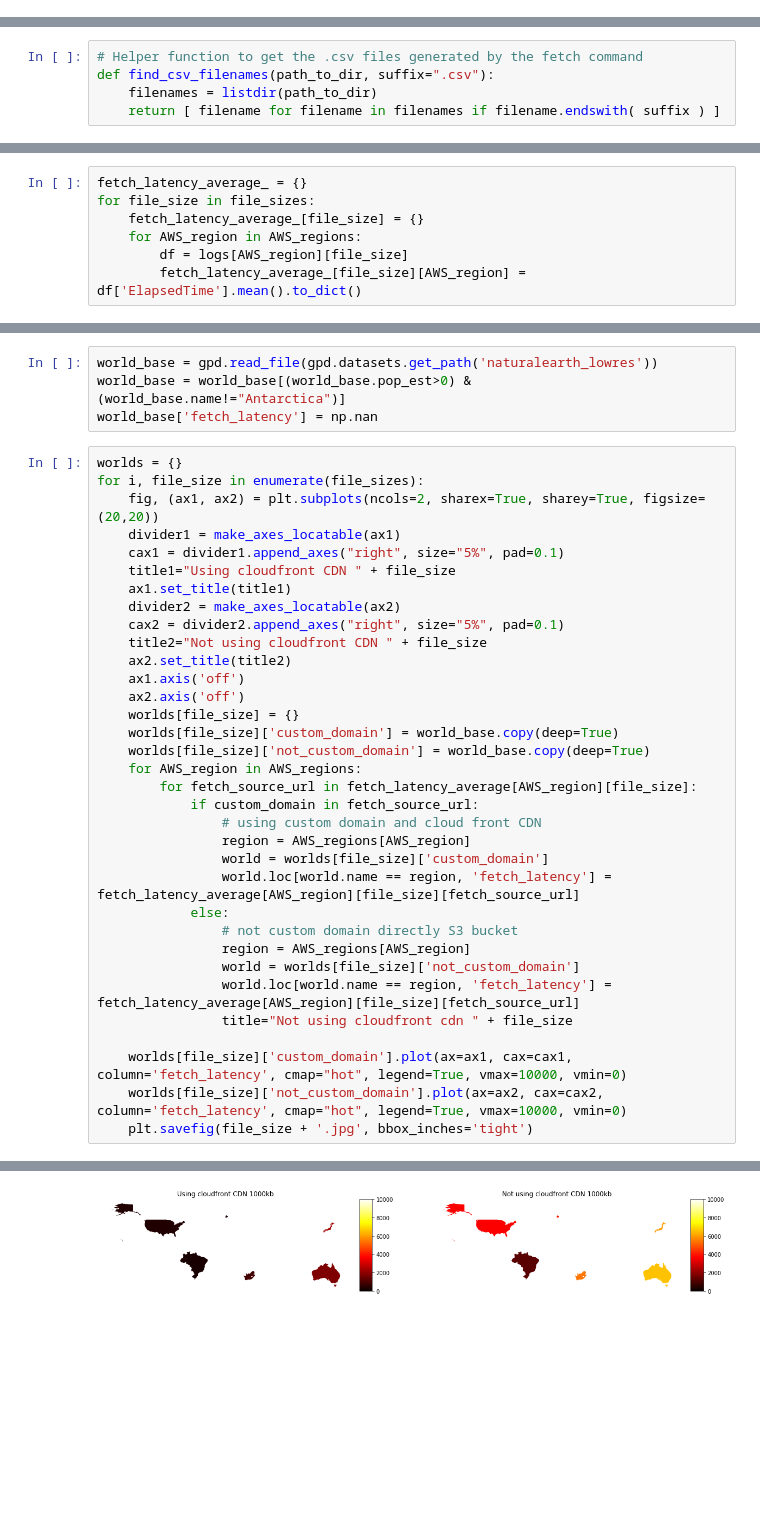
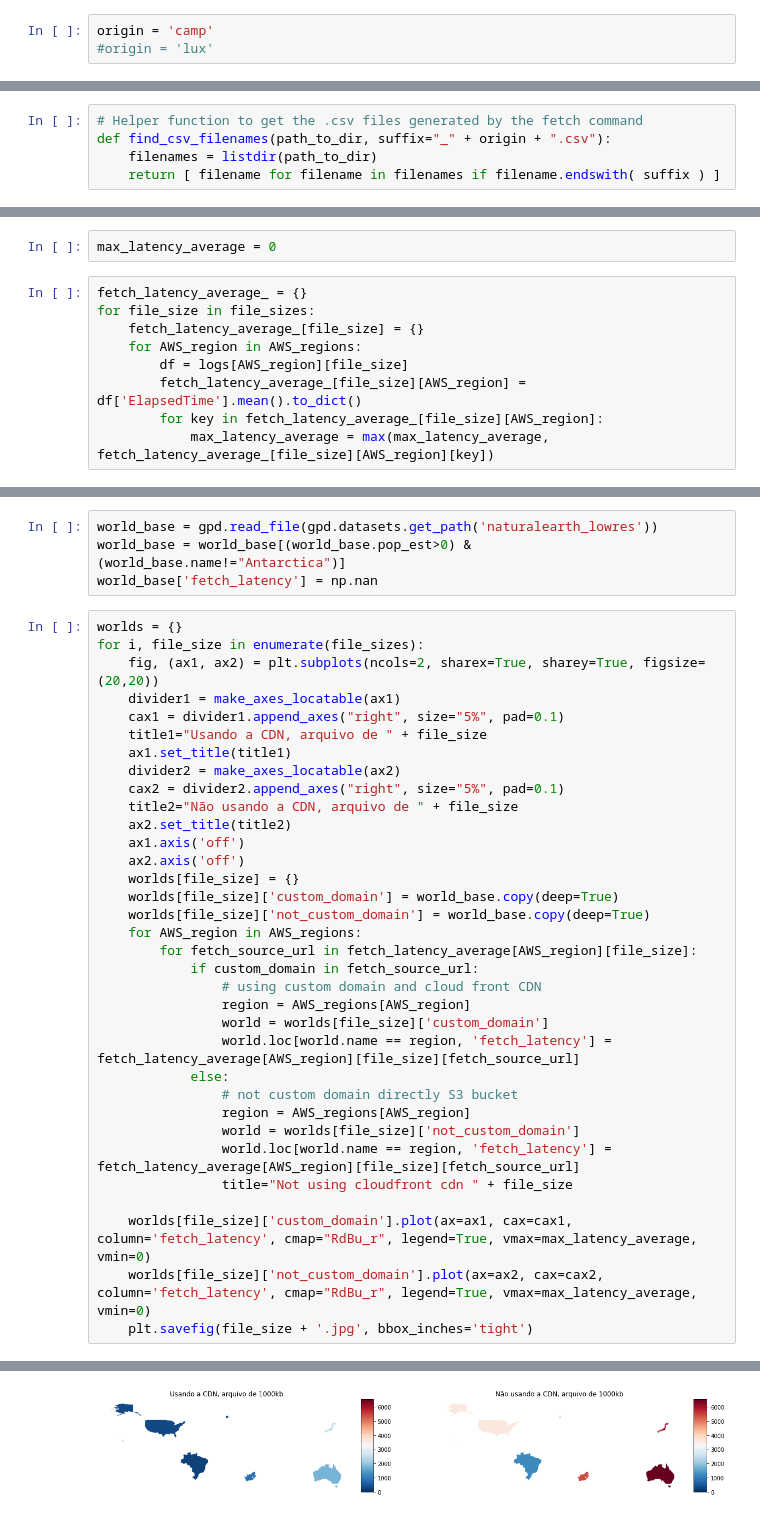
Before and after one commit to gpspelle/cdk-s3-cdn-experiment, a Jupyter notebook: utils/data_preproc.ipynb, the cells around one changed output, grey strips where cells are left out. Drawn from its saved outputs; the diff is of its cells as text; blank space fills up the shorter version.

```diff
--- a/utils/data_preproc.ipynb
+++ b/utils/data_preproc.ipynb
@@ -57,3 +59,6 @@ from mpl_toolkits.axes_grid1 import make_axes_locatable
+# %%
+origin = 'camp'
+#origin = 'lux'
 # %%
 AWS_regions = {
     'sa-east-1': 'Brazil',
@@ -71,7 +76,7 @@ def s3_domain(region, file_size):
     return 'https://' + region + '-latency-test-pfg-unicamp.s3.' + region + '.amazonaws.com/' + region + '/' + file_size
 # %%
 # Helper function to get the .csv files generated by the fetch command
-def find_csv_filenames(path_to_dir, suffix=".csv"):
+def find_csv_filenames(path_to_dir, suffix="_" + origin + ".csv"):
     filenames = listdir(path_to_dir)
     return [ filename for filename in filenames if filename.endswith( suffix ) ]
 # %%
@@ -159,6 +164,8 @@ for AWS_region in AWS_regions:
     for file_size in file_sizes:
         df = logs[AWS_region][file_size]
         fetch_latency_average[AWS_region][file_size] = df['ElapsedTime'].mean().to_dict()
+# %%
+max_latency_average = 0
 # %%
 fetch_latency_average_ = {}
 for file_size in file_sizes:
@@ -166,6 +173,8 @@ for file_size in file_sizes:
     for AWS_region in AWS_regions:
         df = logs[AWS_region][file_size]
         fetch_latency_average_[file_size][AWS_region] = df['ElapsedTime'].mean().to_dict()
+        for key in fetch_latency_average_[file_size][AWS_region]:
+            max_latency_average = max(max_latency_average, fetch_latency_average_[file_size][AWS_region][key])
 # %%
 def pretty(d, indent=0):
     for key, value in d.items():
@@ -204,11 +213,11 @@ for i, file_size in enumerate(file_sizes):
     fig, (ax1, ax2) = plt.subplots(ncols=2, sharex=True, sharey=True, figsize=(20,20))
     divider1 = make_axes_locatable(ax1)
     cax1 = divider1.append_axes("right", size="5%", pad=0.1)
-    title1="Using cloudfront CDN " + file_size
+    title1="Usando a CDN, arquivo de " + file_size
     ax1.set_title(title1)
     divider2 = make_axes_locatable(ax2)
     cax2 = divider2.append_axes("right", size="5%", pad=0.1)
-    title2="Not using cloudfront CDN " + file_size
+    title2="Não usando a CDN, arquivo de " + file_size
     ax2.set_title(title2)
     ax1.axis('off')
     ax2.axis('off')
@@ -229,7 +238,7 @@ for i, file_size in enumerate(file_sizes):
                 world.loc[world.name == region, 'fetch_latency'] = fetch_latency_average[AWS_region][file_size][fetch_source_url]
                 title="Not using cloudfront cdn " + file_size
 
-    worlds[file_size]['custom_domain'].plot(ax=ax1, cax=cax1, column='fetch_latency', cmap="hot", legend=True, vmax=10000, vmin=0)
-    worlds[file_size]['not_custom_domain'].plot(ax=ax2, cax=cax2, column='fetch_latency', cmap="hot", legend=True, vmax=10000, vmin=0)
+    worlds[file_size]['custom_domain'].plot(ax=ax1, cax=cax1, column='fetch_latency', cmap="RdBu_r", legend=True, vmax=max_latency_average, vmin=0)
+    worlds[file_size]['not_custom_domain'].plot(ax=ax2, cax=cax2, column='fetch_latency', cmap="RdBu_r", legend=True, vmax=max_latency_average, vmin=0)
     plt.savefig(file_size + '.jpg', bbox_inches='tight')
 # %% [output]
@@ -239 +248 @@ for i, file_size in enumerate(file_sizes):
-[figure, old version]
+[figure, new version]
```
Also changed, not shown: parts of 7 cells of this notebook, 8 other files.
